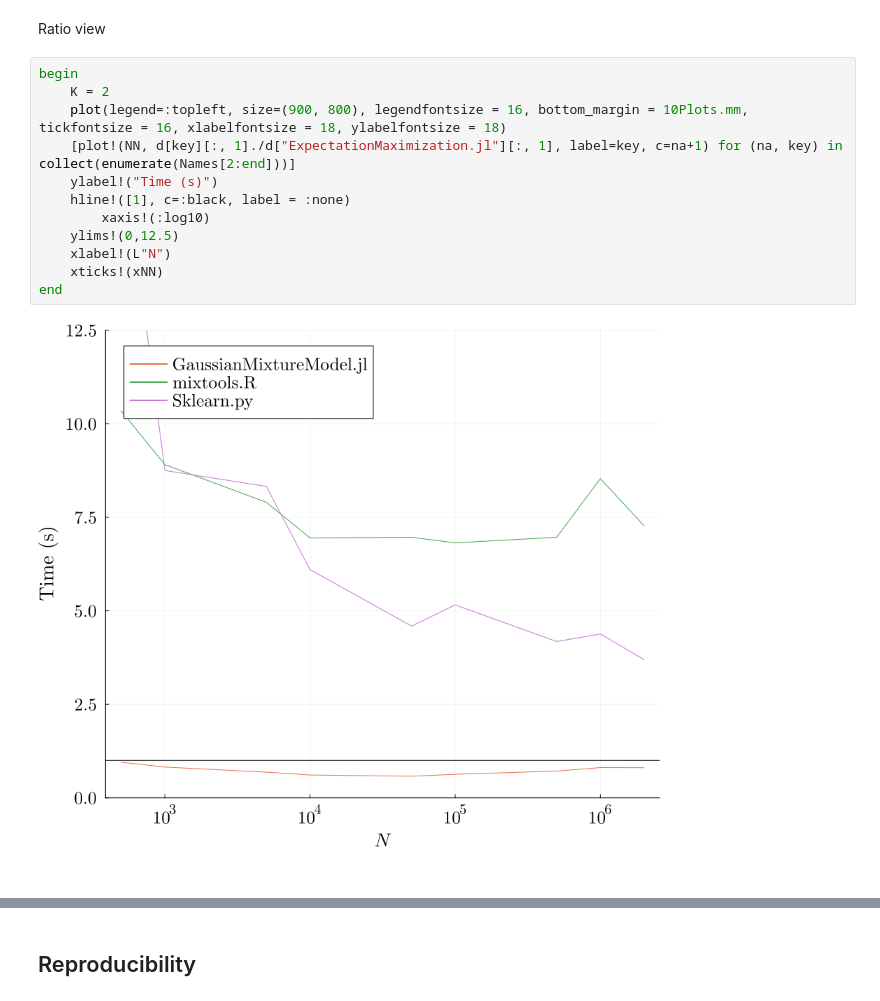
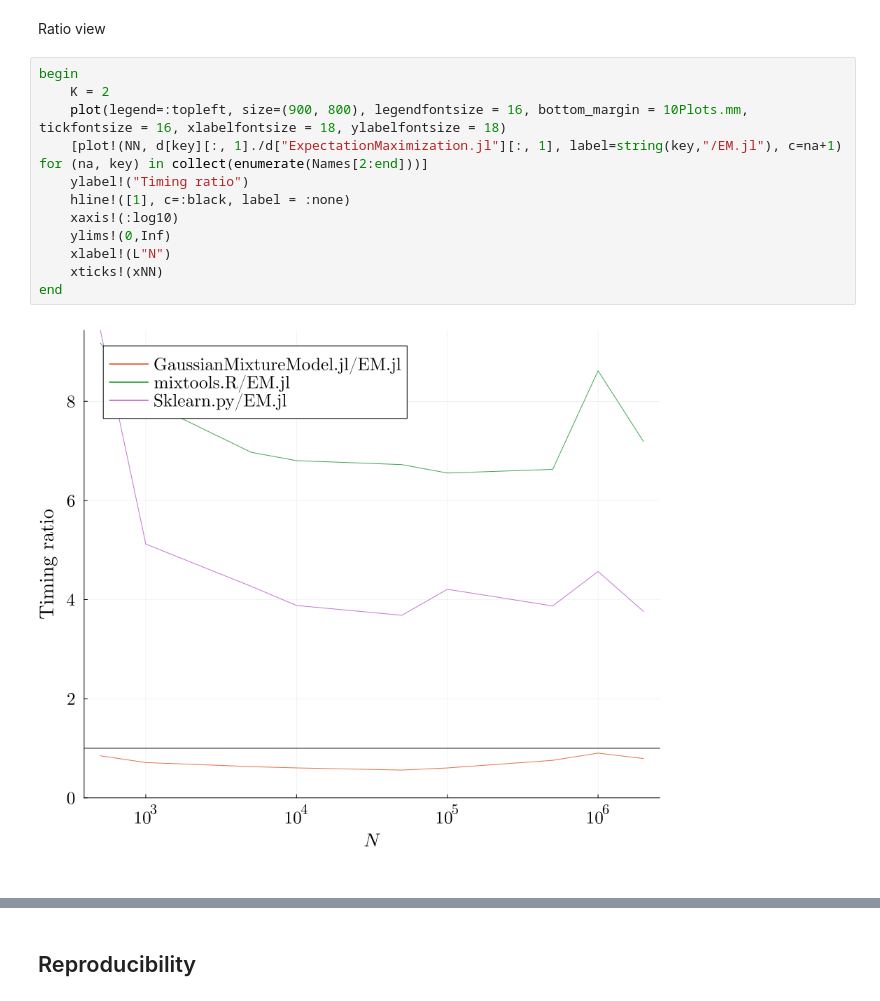
Before and after one commit to dmetivie/ExpectationMaximization.jl, a Jupyter notebook: benchmarks/benchmark_v2_K2_unidim.ipynb, the cells around one changed output, grey strips where cells are left out. Saved outputs shown, nothing was run; the diff lists cells and outputs as text.

```diff
--- a/benchmarks/benchmark_v2_K2_unidim.ipynb
+++ b/benchmarks/benchmark_v2_K2_unidim.ipynb
@@ -268,16 +268,16 @@ Ratio view
 # %%
 begin
     K = 2
     plot(legend=:topleft, size=(900, 800), legendfontsize = 16, bottom_margin = 10Plots.mm, tickfontsize = 16, xlabelfontsize = 18, ylabelfontsize = 18)
-    [plot!(NN, d[key][:, 1]./d["ExpectationMaximization.jl"][:, 1], label=key, c=na+1) for (na, key) in collect(enumerate(Names[2:end]))]
-    ylabel!("Time (s)")
+    [plot!(NN, d[key][:, 1]./d["ExpectationMaximization.jl"][:, 1], label=string(key,"/EM.jl"), c=na+1) for (na, key) in collect(enumerate(Names[2:end]))]
+    ylabel!("Timing ratio")
     hline!([1], c=:black, label = :none)
-        xaxis!(:log10)
-    ylims!(0,12.5)
+    xaxis!(:log10)
+    ylims!(0,Inf)
     xlabel!(L"N")
     xticks!(xNN)
 end
 # %% [output]
-[figure, old version]
+[figure, new version]
 # %%
 savefig("timing_K_2_ratio.pdf")
```
Also changed, not shown: parts of 14 cells of this notebook, 7 other files.
